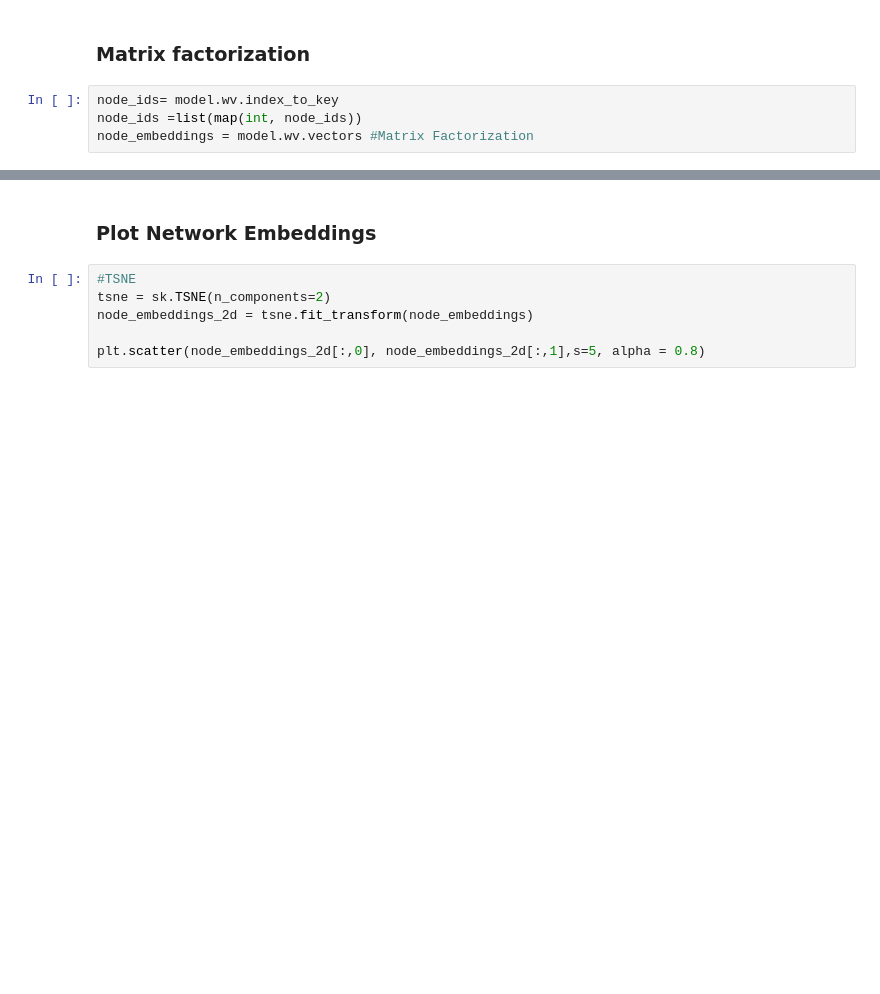
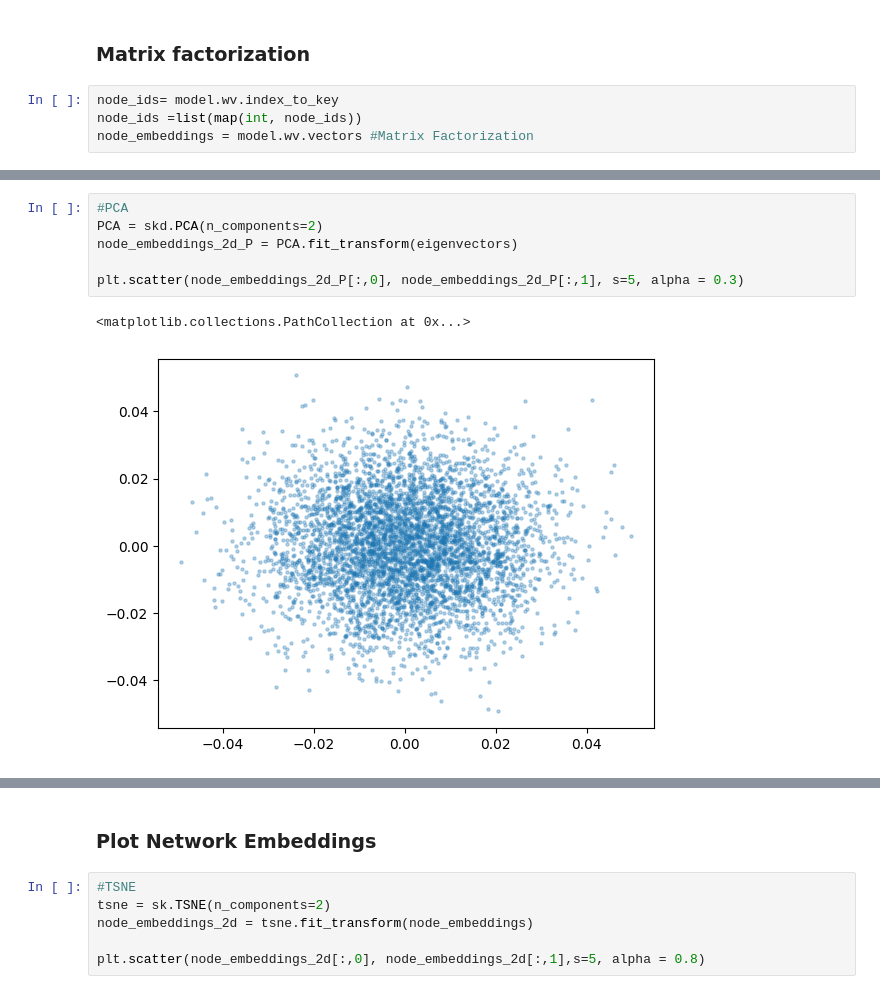
Before and after one commit to WDaugherty/ECE-5260, a Jupyter notebook: HW9/HW9.ipynb, the cells around one changed output, grey strips where cells are left out. Saved outputs shown, nothing was run; the diff lists cells and outputs as text; blank space fills up the shorter version.

```diff
--- a/HW9/HW9.ipynb
+++ b/HW9/HW9.ipynb
@@ -70,0 +91,9 @@ node_embeddings = model.wv.vectors #Matrix Factorization
+# %%
+#PCA
+PCA = skd.PCA(n_components=2)
+node_embeddings_2d_P = PCA.fit_transform(eigenvectors)
+
+plt.scatter(node_embeddings_2d_P[:,0], node_embeddings_2d_P[:,1], s=5, alpha = 0.3)
+# %% [output]
+<matplotlib.collections.PathCollection at 0x...>
+[figure, added]
```
Also changed, not shown: parts of 11 cells of this notebook, 3 other files.
